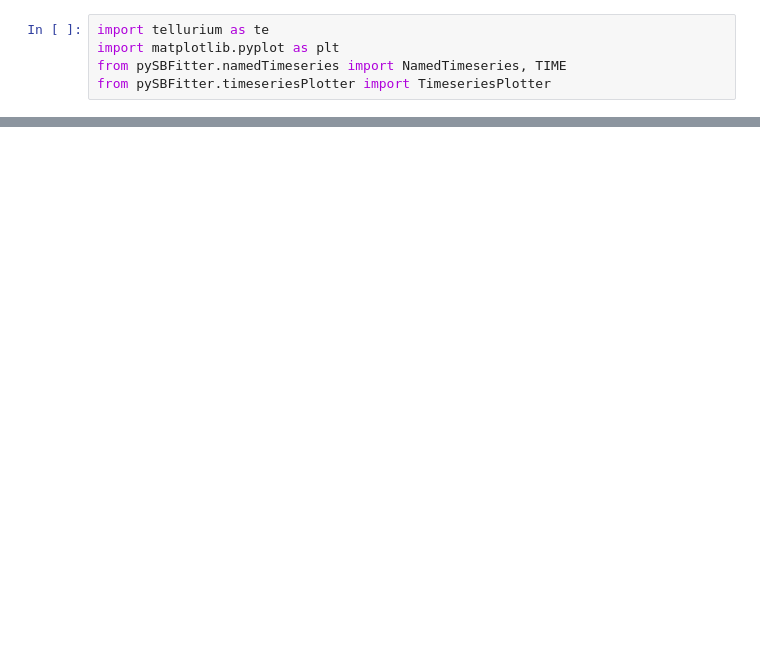
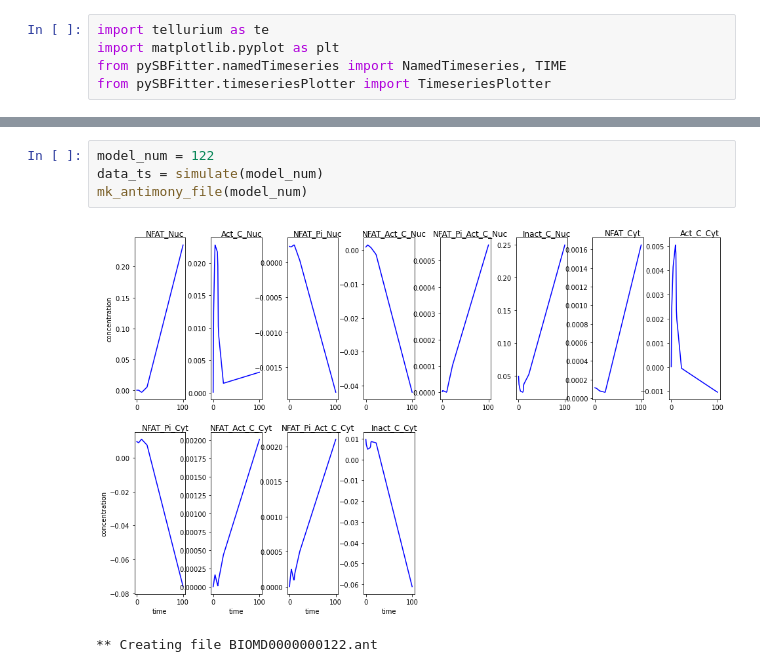
Before and after one commit to sys-bio/SBviper, a Jupyter notebook: notebooks/GlycolysisAndPPP.ipynb, the cells around one changed output, grey strips where cells are left out. Cells and saved outputs as stored; diff of their text form; blank space fills up the shorter version.

```diff
--- a/notebooks/GlycolysisAndPPP.ipynb
+++ b/notebooks/GlycolysisAndPPP.ipynb
@@ -69,0 +115,7 @@ plotter.plotTimeSingle(data_ts, numCol=8, figsize=(16,12), titlePosition=[0.8, 0
+# %%
+model_num = 122
+data_ts = simulate(model_num)
+mk_antimony_file(model_num)
+# %% [output]
+[figure, added]
+** Creating file BIOMD0000000122.ant
```
Also changed, not shown: parts of 24 cells of this notebook, 15 other files.
